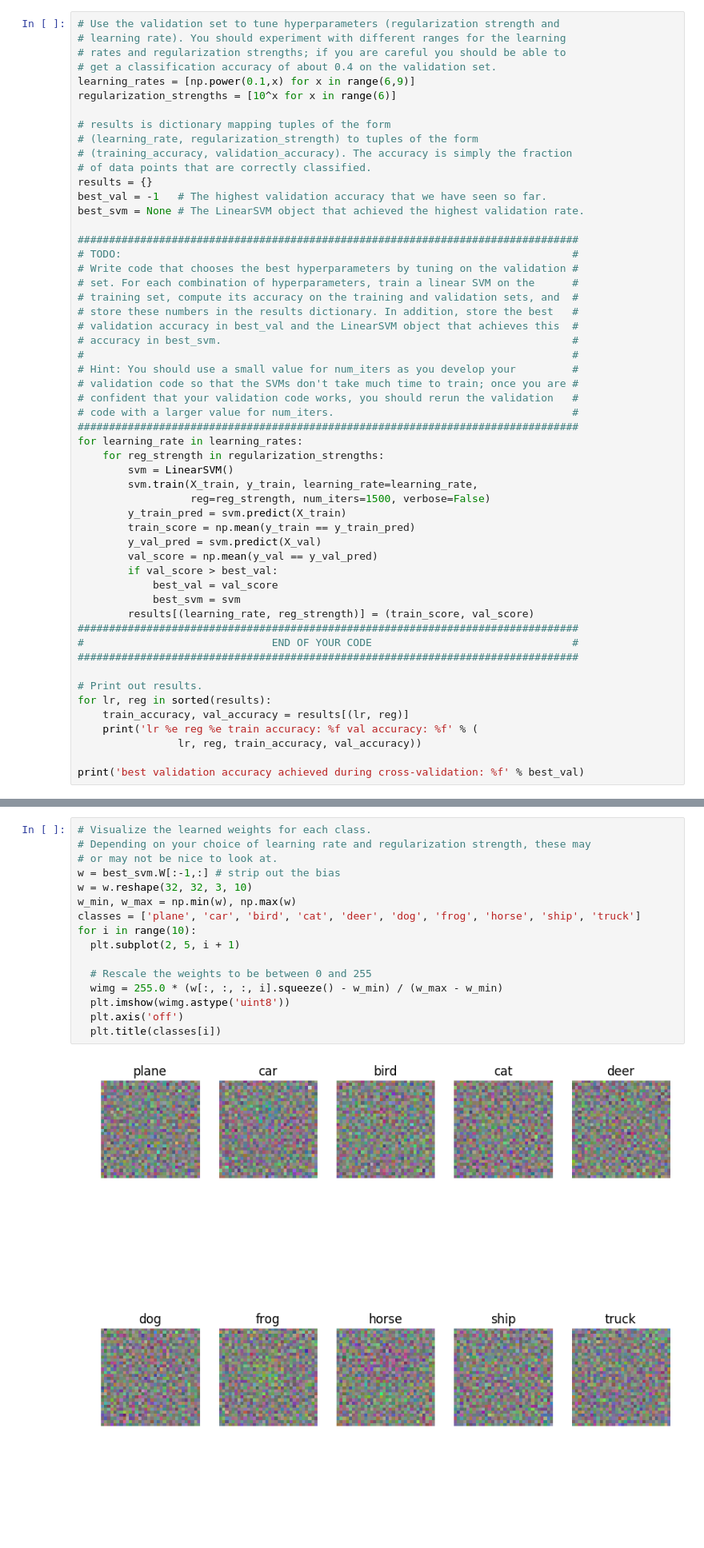
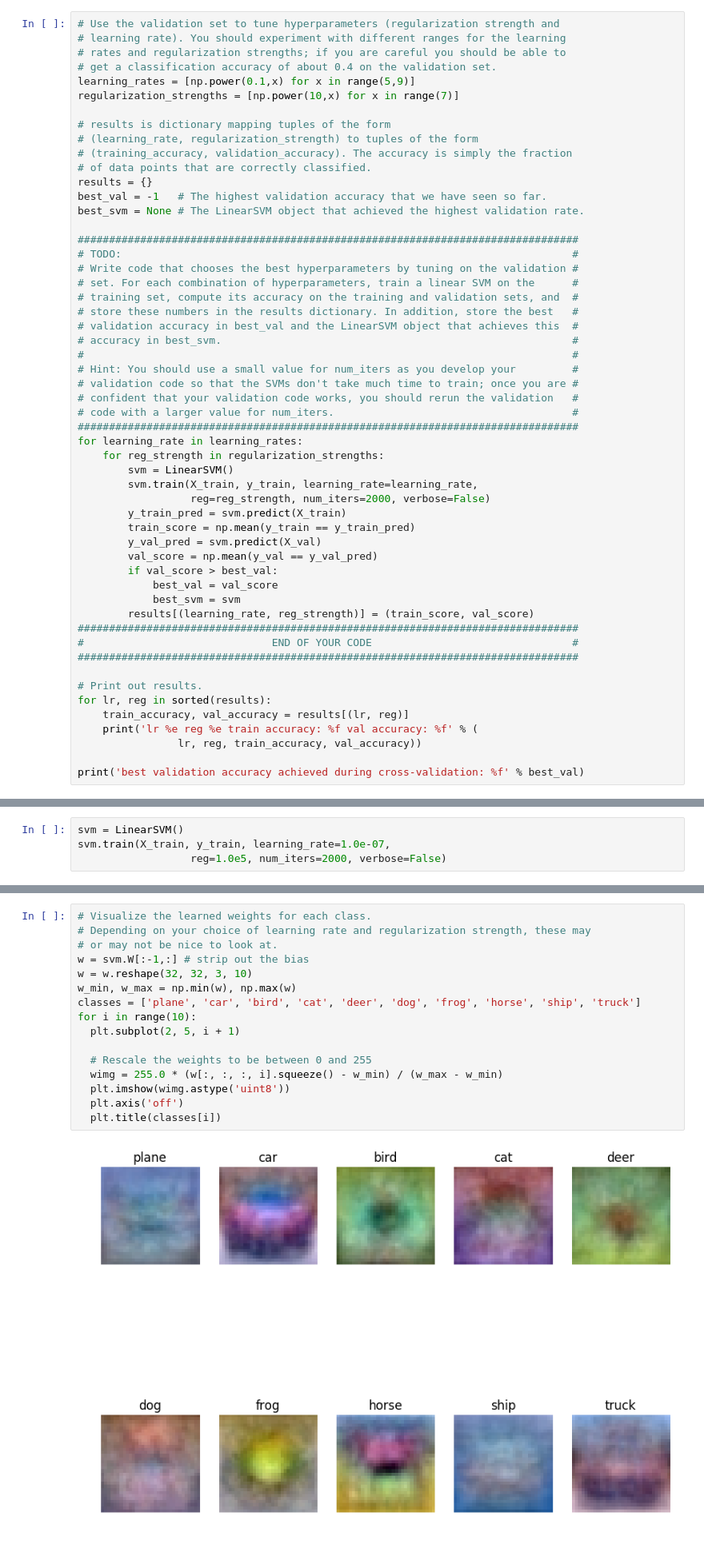
Before and after one commit to movb/cs231n, a Jupyter notebook: assignment1/svm.ipynb, the cells around one changed output, grey strips where cells are left out. Shown at 80% size. Drawn from its saved outputs; the diff is of its cells as text; blank space fills up the shorter version.

Commit message:
Updated svm training example

```diff
--- a/assignment1/svm.ipynb
+++ b/assignment1/svm.ipynb
@@ -326,8 +326,8 @@ validation accuracy: 0.389000
 # learning rate). You should experiment with different ranges for the learning
 # rates and regularization strengths; if you are careful you should be able to
 # get a classification accuracy of about 0.4 on the validation set.
-learning_rates = [np.power(0.1,x) for x in range(6,9)]
-regularization_strengths = [10^x for x in range(6)]
+learning_rates = [np.power(0.1,x) for x in range(5,9)]
+regularization_strengths = [np.power(10,x) for x in range(7)]
 
 # results is dictionary mapping tuples of the form
 # (learning_rate, regularization_strength) to tuples of the form
@@ -355,7 +355,7 @@ for learning_rate in learning_rates:
     for reg_strength in regularization_strengths:
         svm = LinearSVM()
         svm.train(X_train, y_train, learning_rate=learning_rate,
-                  reg=reg_strength, num_iters=1500, verbose=False)
+                  reg=reg_strength, num_iters=2000, verbose=False)
         y_train_pred = svm.predict(X_train)
         train_score = np.mean(y_train == y_train_pred)
         y_val_pred = svm.predict(X_val)
@@ -431,0 +430,4 @@ linear SVM on raw pixels final test set accuracy: 0.357000
+# %%
+svm = LinearSVM()
+svm.train(X_train, y_train, learning_rate=1.0e-07,
+                  reg=1.0e5, num_iters=2000, verbose=False)
@@ -432,21 +452,21 @@ linear SVM on raw pixels final test set accuracy: 0.357000
 # %%
 # Visualize the learned weights for each class.
 # Depending on your choice of learning rate and regularization strength, these may
 # or may not be nice to look at.
-w = best_svm.W[:-1,:] # strip out the bias
+w = svm.W[:-1,:] # strip out the bias
 w = w.reshape(32, 32, 3, 10)
 w_min, w_max = np.min(w), np.max(w)
 classes = ['plane', 'car', 'bird', 'cat', 'deer', 'dog', 'frog', 'horse', 'ship', 'truck']
 for i in range(10):
   plt.subplot(2, 5, i + 1)
 
   # Rescale the weights to be between 0 and 255
   wimg = 255.0 * (w[:, :, :, i].squeeze() - w_min) / (w_max - w_min)
   plt.imshow(wimg.astype('uint8'))
   plt.axis('off')
   plt.title(classes[i])
 # %% [output]
-[figure, old version]
+[figure, new version]
 # %% [markdown]
 ### Inline question 2:
 Describe what your visualized SVM weights look like, and offer a brief explanation for why they look they way that they do.
```
Also changed, not shown: parts of 11 cells of this notebook.
